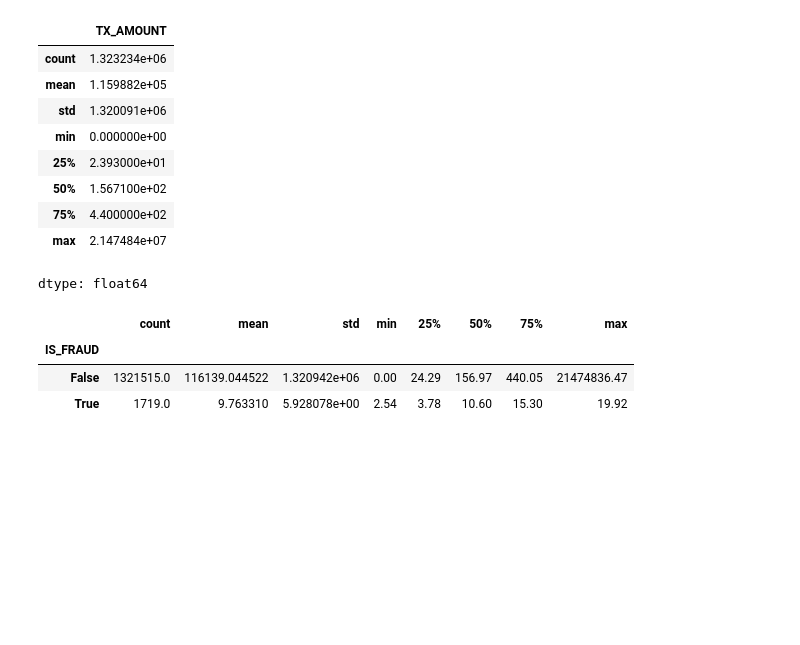
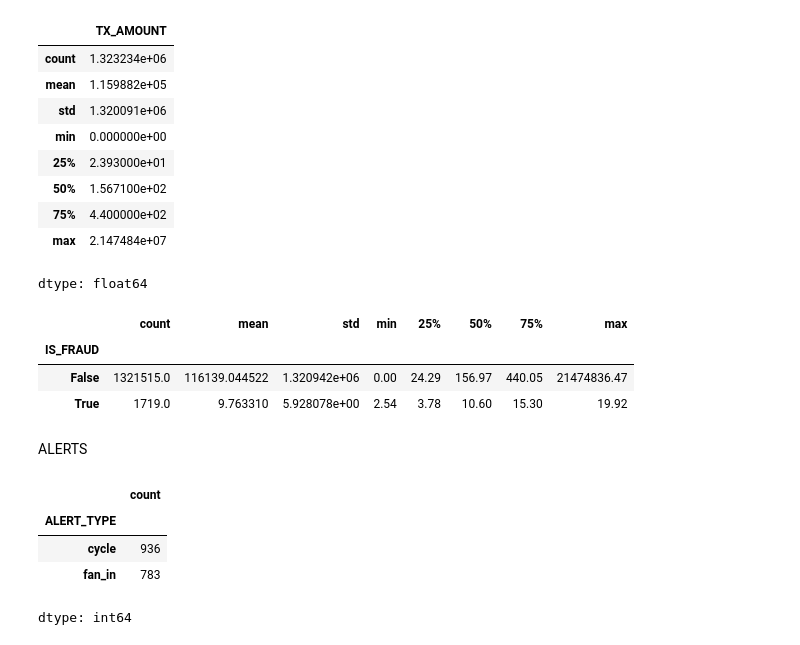
Before and after one commit to Roopanshi-Marwaha/Fraud_Ring_Detection, a Jupyter notebook: Fraud_Ring_Detection.ipynb, the cells around one changed output. Drawn from its saved outputs; the diff is of its cells as text; code cells hidden in the pictures; blank space fills up the shorter version.

```diff
--- a/Fraud_Ring_Detection.ipynb
+++ b/Fraud_Ring_Detection.ipynb
@@ -195,3 +199,18 @@ transactions.groupby('IS_FRAUD')['TX_AMOUNT'].describe()
 | IS_FRAUD |  |  |  |  |  |  |  |  |
 | False | 1321515.0 | 116139.044522 | 1.320942e+06 | 0.00 | 24.29 | 156.97 | 440.05 | 21474836.47 |
 | True | 1719.0 | 9.763310 | 5.928078e+00 | 2.54 | 3.78 | 10.60 | 15.30 | 19.92 |
+# %% [markdown]
+ALERTS
+# %%
+alerts['ALERT_TYPE'].value_counts()
+
+# cycle (936 cases): A→B→C→A. Paisa ek chain mein ghoom ke wapas apne origin ke paas ya kisi related account tak aata hai.
+# fan_in (783 cases): bahut saare alag accounts se ek single account mein paisa aana.
+# example, 20 chhote mule accounts, sab ek hi "collector" account ko chhoti chhoti amounts bhejte hain,
+# jo baad mein woh sara paisa ek saath nikaal leta hai ya aage forward karta hai.
+# %% [output]
+|  | count |
+| ALERT_TYPE |  |
+| cycle | 936 |
+| fan_in | 783 |
+dtype: int64
```
Also changed, not shown: parts of 6 cells of this notebook.
